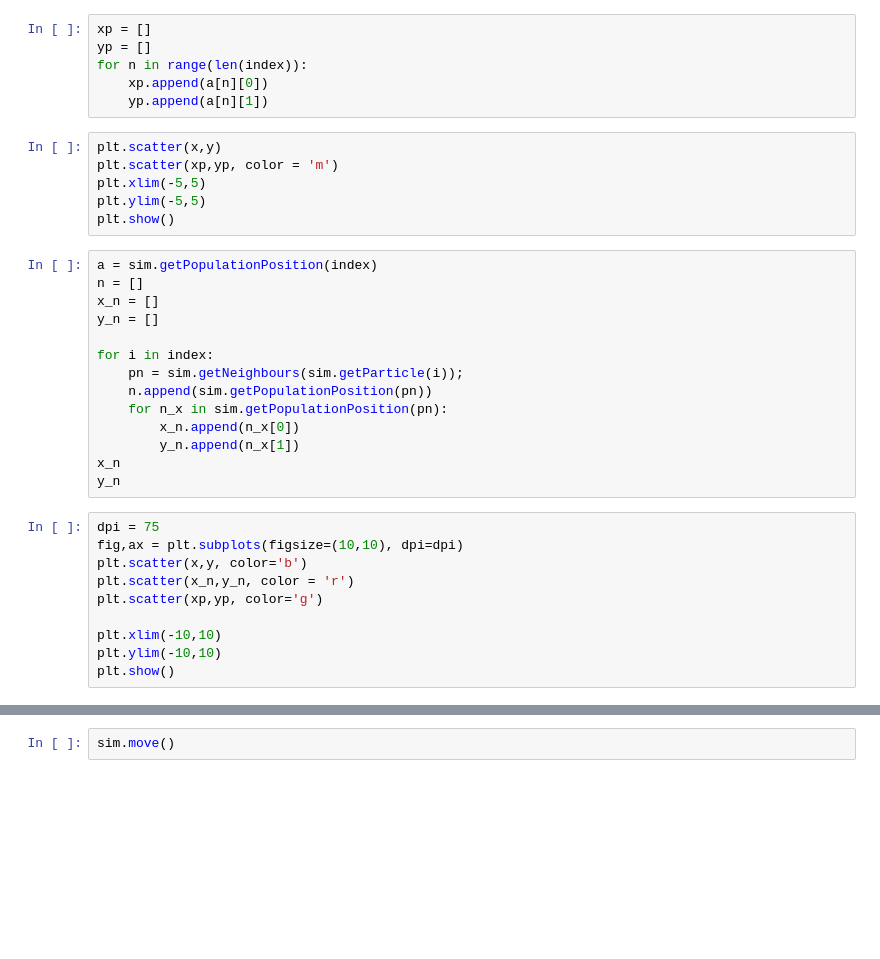
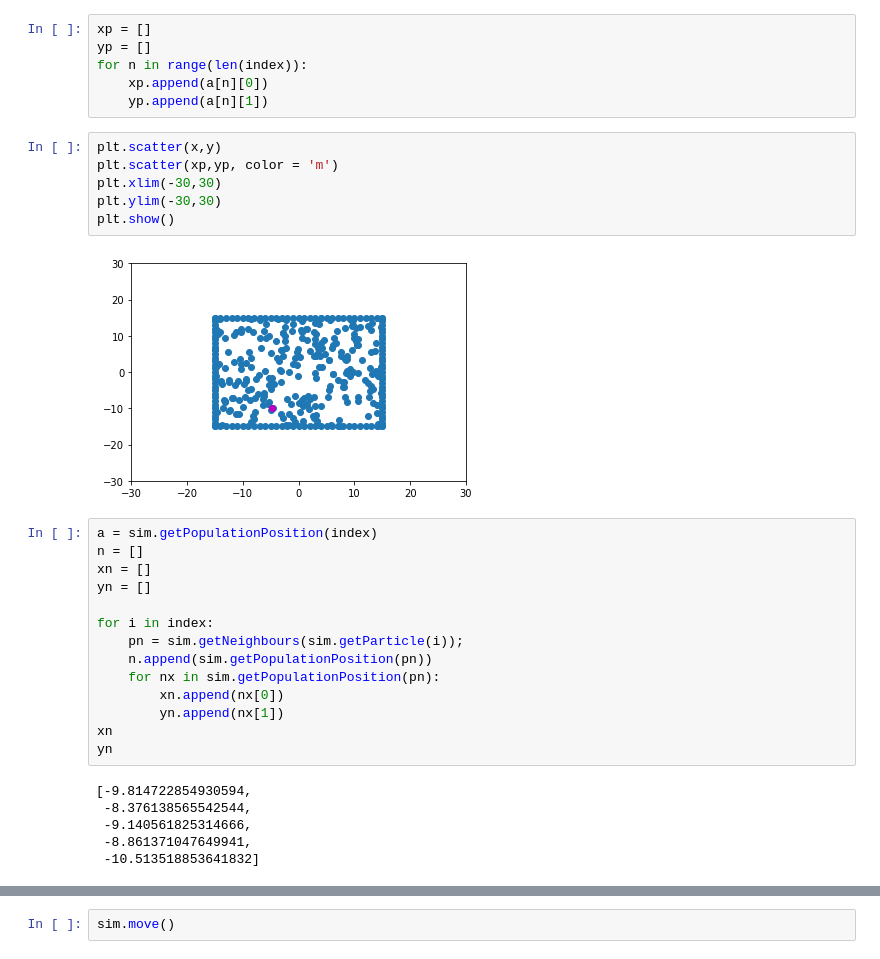
Before and after one commit to nrstillman/CAPMD, a Jupyter notebook: testing_capmd_python.ipynb, the cells around one changed output, grey strips where cells are left out. Saved outputs shown, nothing was run; the diff lists cells and outputs as text; blank space fills up the shorter version.

```diff
--- a/testing_capmd_python.ipynb
+++ b/testing_capmd_python.ipynb
@@ -72,30 +92,28 @@ for n in range(len(index)):
 # %%
 plt.scatter(x,y)
 plt.scatter(xp,yp, color = 'm')
-plt.xlim(-5,5)
-plt.ylim(-5,5)
+plt.xlim(-30,30)
+plt.ylim(-30,30)
 plt.show()
+# %% [output]
+[figure, added]
 # %%
 a = sim.getPopulationPosition(index)
 n = []
-x_n = []
-y_n = []
+xn = []
+yn = []
 
 for i in index:
     pn = sim.getNeighbours(sim.getParticle(i));
     n.append(sim.getPopulationPosition(pn))
-    for n_x in sim.getPopulationPosition(pn):
-        x_n.append(n_x[0])
-        y_n.append(n_x[1])
-x_n
-y_n
+    for nx in sim.getPopulationPosition(pn):
+        xn.append(nx[0])
+        yn.append(nx[1])
+xn
+yn
+# %% [output]
+[-9.814722854930594,
+ -8.376138565542544,
+ -9.140561825314666,
+ -8.861371047649941,
+ -10.513518853641832]
-# %%
-dpi = 75
-fig,ax = plt.subplots(figsize=(10,10), dpi=dpi)
-plt.scatter(x,y, color='b')
-plt.scatter(x_n,y_n, color = 'r')
-plt.scatter(xp,yp, color='g')
-
-plt.xlim(-10,10)
-plt.ylim(-10,10)
-plt.show()
```
Also changed, not shown: parts of 22 cells of this notebook.
